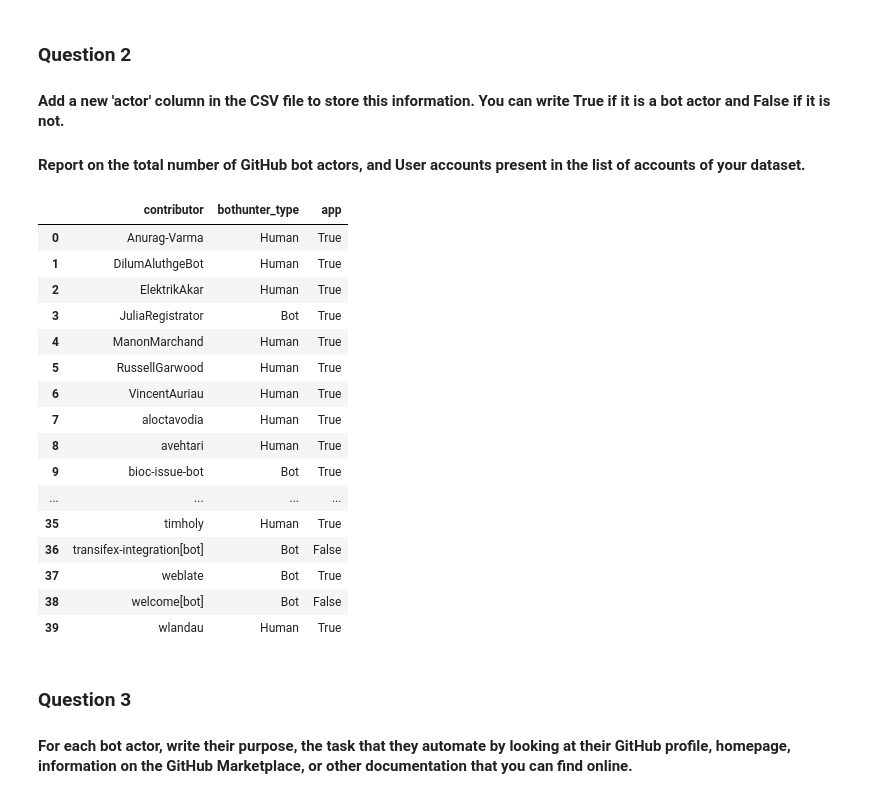
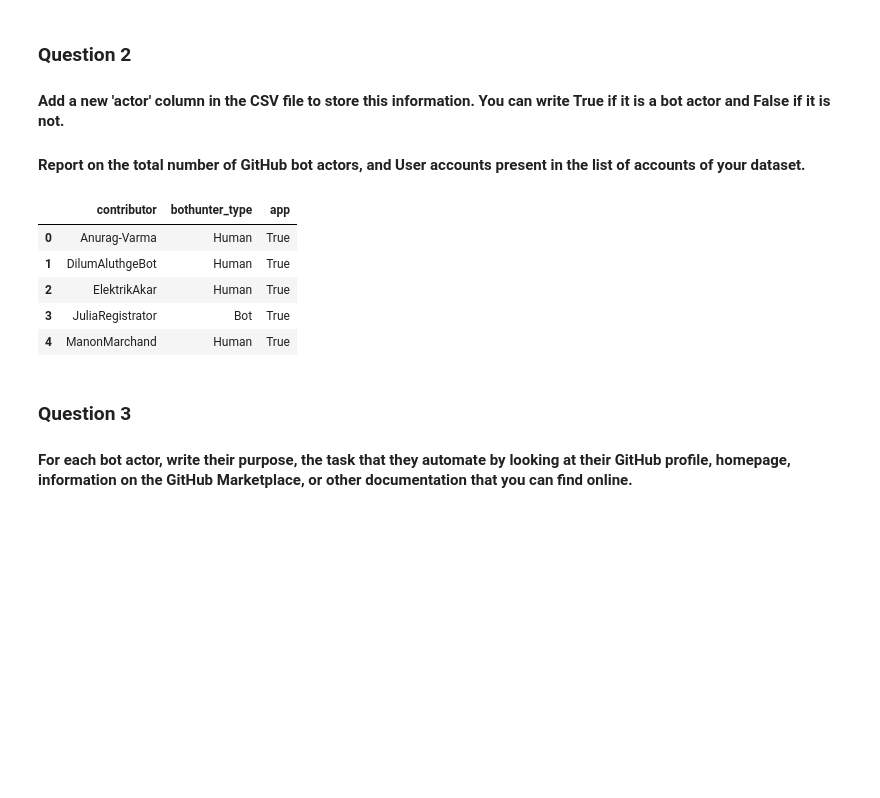
Before and after one commit to augho/SoftEvol_TP_bots, a Jupyter notebook: TP_bots_template.ipynb, the cells around one changed output. Cells and saved outputs as stored; diff of their text form; code cells hidden in the pictures; blank space fills up the shorter version.

```diff
--- a/TP_bots_template.ipynb
+++ b/TP_bots_template.ipynb
@@ -113,27 +113,17 @@ app_dict
 # %%
 # Merge the app DataFrame to df by writing 'pd.merge(df, <app df>, on='contributor'). This is similar to SQL join on primary key 'contributor'.
 # The resultant df should have 3 columns - contributor, bothunter_type and user_type.
 
 # YOUR CODE BELOW
-pd.merge(df, pd.DataFrame(app_dict), on='contributor')
+df_sec3 = pd.merge(df, pd.DataFrame(app_dict), on='contributor')
+df_sec3.head()
 # %% [output]
 |  | contributor | bothunter_type | app |
 | 0 | Anurag-Varma | Human | True |
 | 1 | DilumAluthgeBot | Human | True |
 | 2 | ElektrikAkar | Human | True |
 | 3 | JuliaRegistrator | Bot | True |
 | 4 | ManonMarchand | Human | True |
-| 5 | RussellGarwood | Human | True |
-| 6 | VincentAuriau | Human | True |
-| 7 | aloctavodia | Human | True |
-| 8 | avehtari | Human | True |
-| 9 | bioc-issue-bot | Bot | True |
-| ... | ... | ... | ... |
-| 35 | timholy | Human | True |
-| 36 | transifex-integration[bot] | Bot | False |
-| 37 | weblate | Bot | True |
-| 38 | welcome[bot] | Bot | False |
-| 39 | wlandau | Human | True |
 # %% [markdown]
 ### Question 3
 
```
Also changed, not shown: parts of 19 cells of this notebook, 31 other files.
